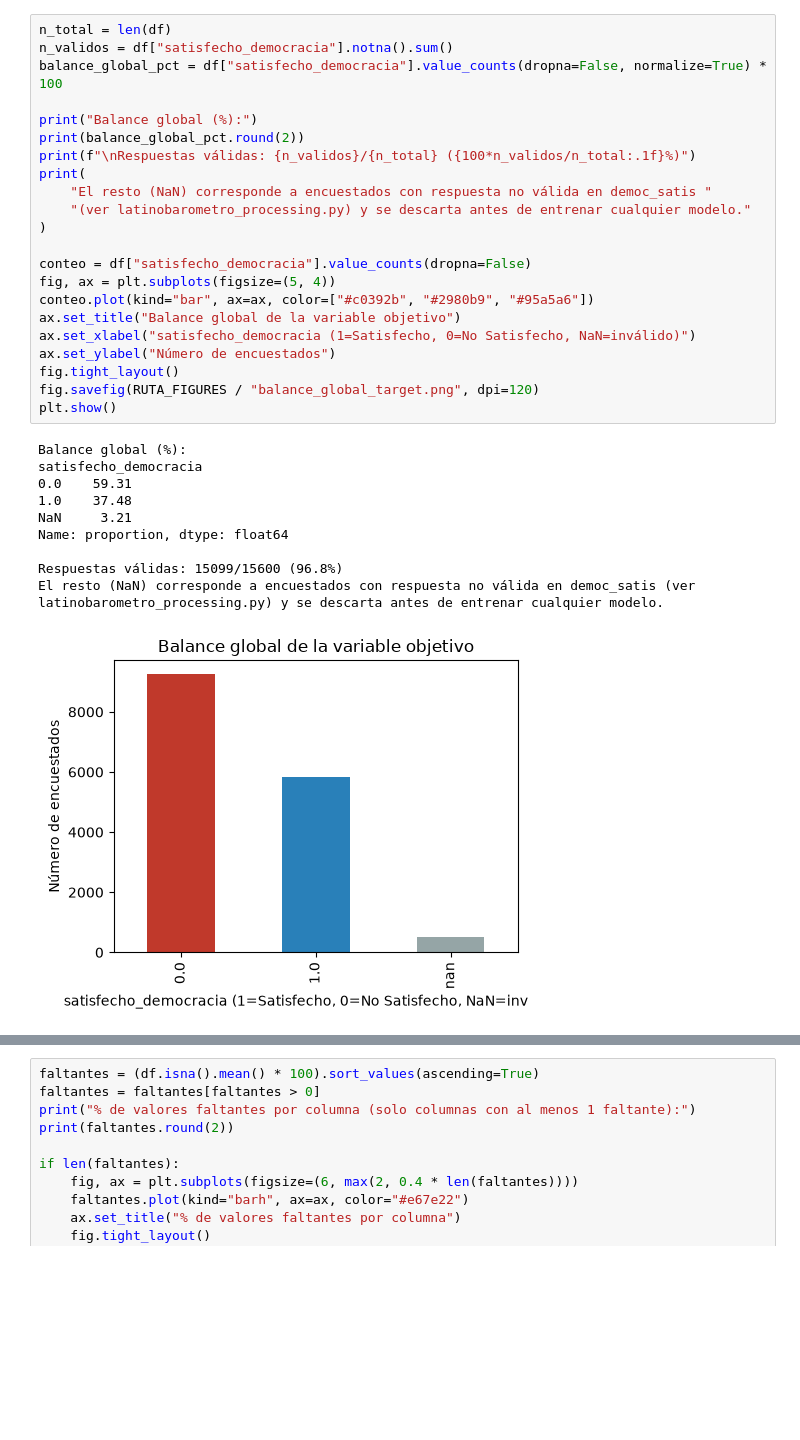
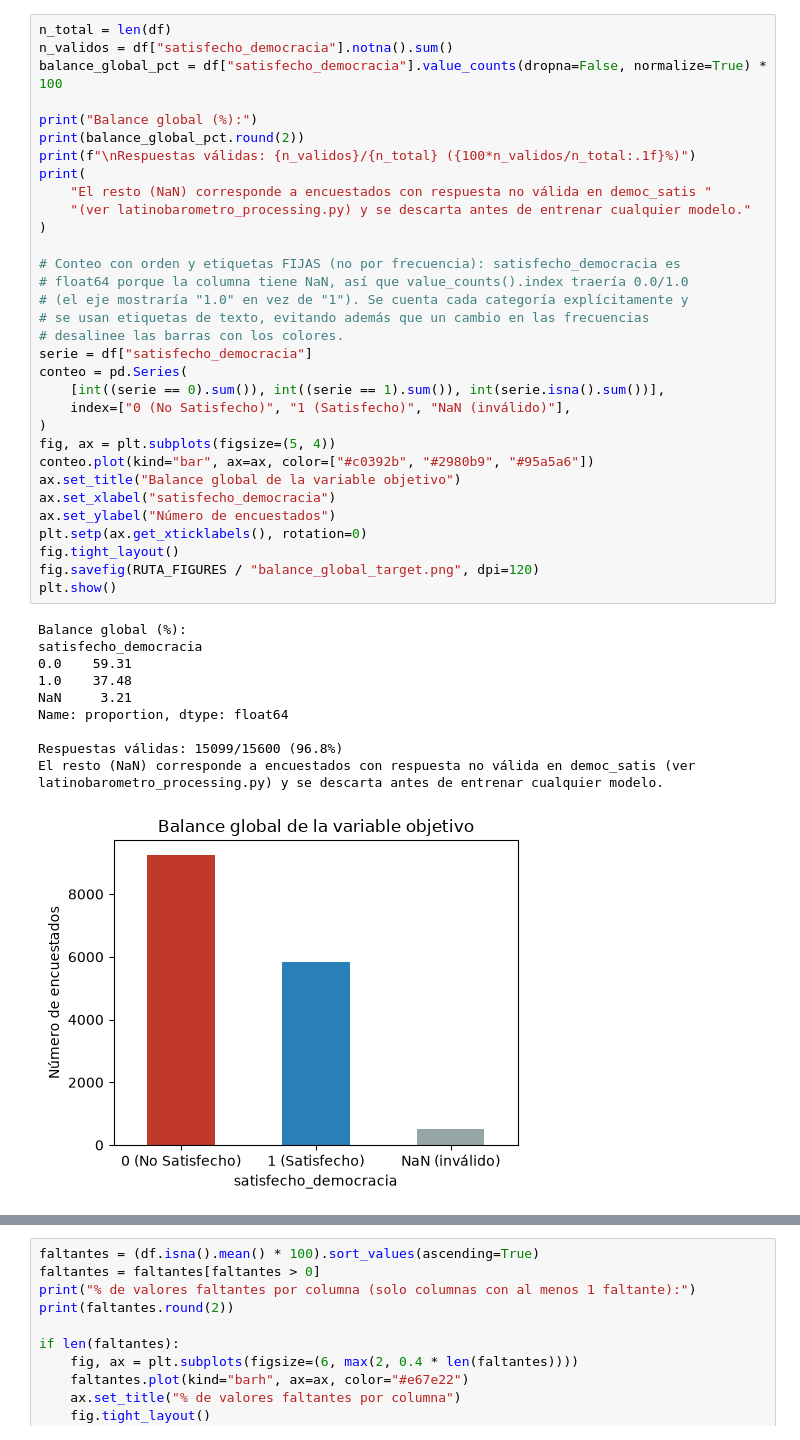
Before and after one commit to DiegoMarceloAP/democratic-satisfaction-ec, a Jupyter notebook: notebooks/01_eda_balance_clases.ipynb, the cells around one changed output, grey strips where cells are left out. Saved outputs shown, nothing was run; the diff lists cells and outputs as text; blank space fills up the shorter version.

```diff
--- a/notebooks/01_eda_balance_clases.ipynb
+++ b/notebooks/01_eda_balance_clases.ipynb
@@ -35,34 +61,44 @@ Filas: 15600  Columnas: 71
 # %%
 n_total = len(df)
 n_validos = df["satisfecho_democracia"].notna().sum()
 balance_global_pct = df["satisfecho_democracia"].value_counts(dropna=False, normalize=True) * 100
 
 print("Balance global (%):")
 print(balance_global_pct.round(2))
 print(f"\nRespuestas válidas: {n_validos}/{n_total} ({100*n_validos/n_total:.1f}%)")
 print(
     "El resto (NaN) corresponde a encuestados con respuesta no válida en democ_satis "
     "(ver latinobarometro_processing.py) y se descarta antes de entrenar cualquier modelo."
 )
 
-conteo = df["satisfecho_democracia"].value_counts(dropna=False)
+# Conteo con orden y etiquetas FIJAS (no por frecuencia): satisfecho_democracia es
+# float64 porque la columna tiene NaN, así que value_counts().index traería 0.0/1.0
+# (el eje mostraría "1.0" en vez de "1"). Se cuenta cada categoría explícitamente y
+# se usan etiquetas de texto, evitando además que un cambio en las frecuencias
+# desalinee las barras con los colores.
+serie = df["satisfecho_democracia"]
+conteo = pd.Series(
+    [int((serie == 0).sum()), int((serie == 1).sum()), int(serie.isna().sum())],
+    index=["0 (No Satisfecho)", "1 (Satisfecho)", "NaN (inválido)"],
+)
 fig, ax = plt.subplots(figsize=(5, 4))
 conteo.plot(kind="bar", ax=ax, color=["#c0392b", "#2980b9", "#95a5a6"])
 ax.set_title("Balance global de la variable objetivo")
-ax.set_xlabel("satisfecho_democracia (1=Satisfecho, 0=No Satisfecho, NaN=inválido)")
+ax.set_xlabel("satisfecho_democracia")
 ax.set_ylabel("Número de encuestados")
+plt.setp(ax.get_xticklabels(), rotation=0)
 fig.tight_layout()
 fig.savefig(RUTA_FIGURES / "balance_global_target.png", dpi=120)
 plt.show()
 # %% [output]
 Balance global (%):
 satisfecho_democracia
 0.0    59.31
 1.0    37.48
 NaN     3.21
 Name: proportion, dtype: float64
 
 Respuestas válidas: 15099/15600 (96.8%)
 El resto (NaN) corresponde a encuestados con respuesta no válida en democ_satis (ver latinobarometro_processing.py) y se descarta antes de entrenar cualquier modelo.
-[figure, old version]
+[figure, new version]
 # %% [markdown]
```
Also changed, not shown: parts of 19 cells of this notebook, 35 other files.
